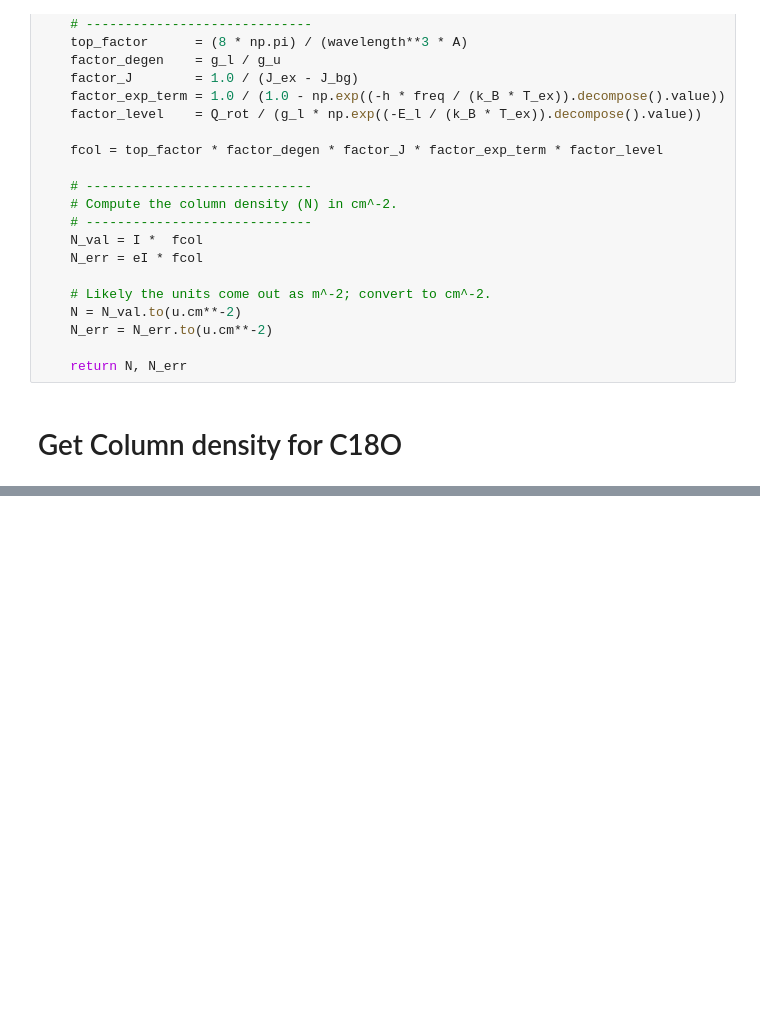
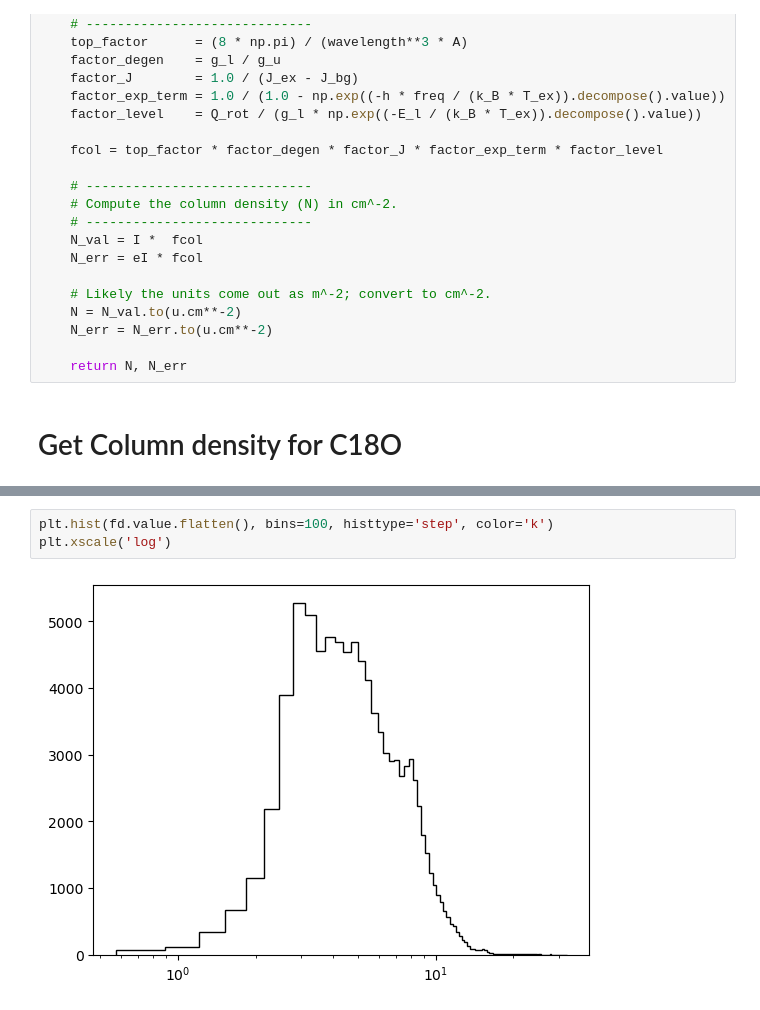
Before and after one commit to ashleythomasbarnes/irdc_projects, a Jupyter notebook: noema_CloudH/project_CRAY/calc_fd.ipynb, the cells around one changed output, grey strips where cells are left out. Saved outputs shown, nothing was run; the diff lists cells and outputs as text; blank space fills up the shorter version.

```diff
--- a/noema_CloudH/project_CRAY/calc_fd.ipynb
+++ b/noema_CloudH/project_CRAY/calc_fd.ipynb
@@ -275,0 +317,5 @@ hdu_fd.writeto('./data/f_D.fits', overwrite=True)
+# %%
+plt.hist(fd.value.flatten(), bins=100, histtype='step', color='k')
+plt.xscale('log')
+# %% [output]
+[figure, added]
```
Also changed, not shown: parts of 6 cells of this notebook.
